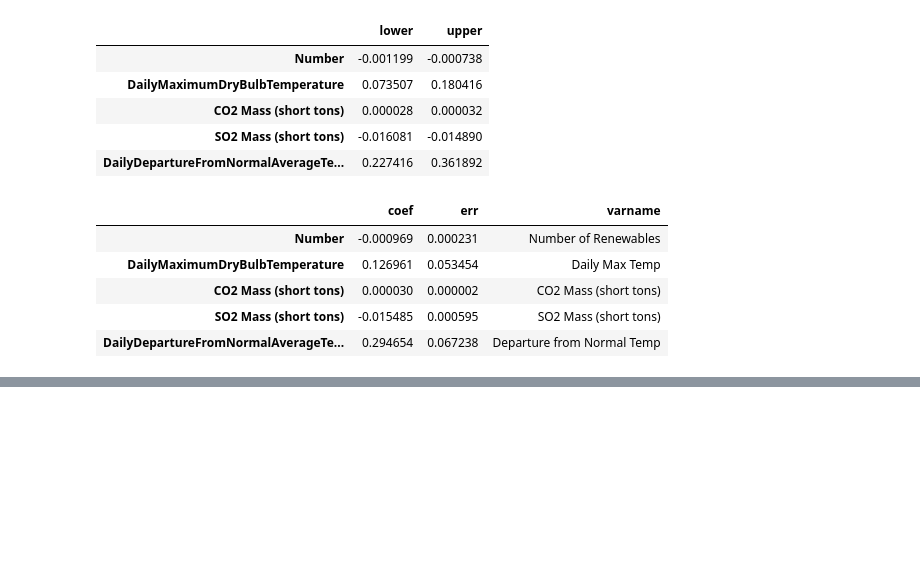
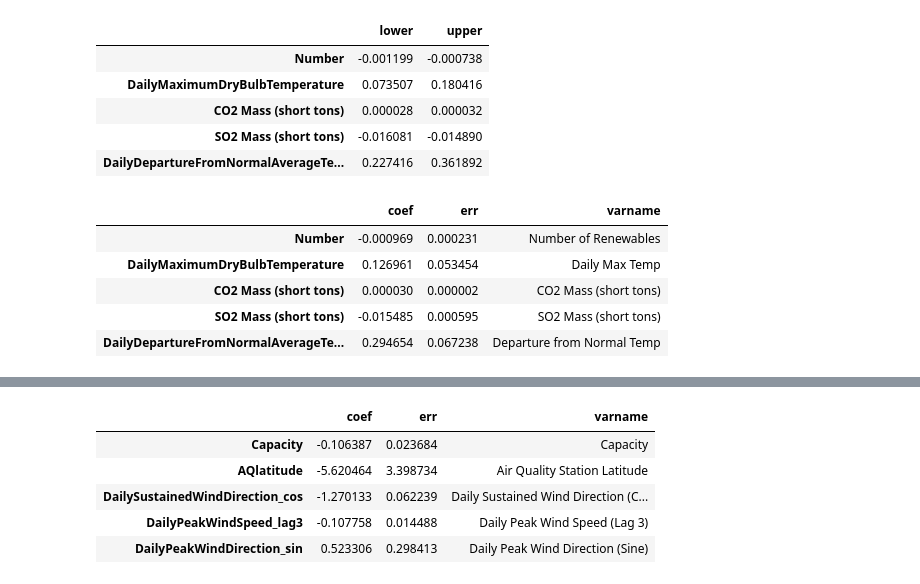
Before and after one commit to griffinberonio/AAE-724-Repo, a Jupyter notebook: Final_Model_Analysis.ipynb, the cells around one changed output, grey strips where cells are left out. Saved outputs shown, nothing was run; the diff lists cells and outputs as text; code cells hidden in the pictures; blank space fills up the shorter version.

```diff
--- a/Final_Model_Analysis.ipynb
+++ b/Final_Model_Analysis.ipynb
@@ -707,0 +821,29 @@ fs = 16
+# %%
+OLS_AQI_CAP
+includevars = ["Capacity", "AQlatitude", "DailySustainedWindDirection_cos",  "DailyPeakWindSpeed_lag3", "DailyPeakWindDirection_sin"]
+
+paramseries_aqi = OLS_AQI_CAP.params[includevars]
+conf_aqi = OLS_AQI_CAP.conf_int().loc[includevars]
+error_series_aqi = paramseries_aqi - conf_aqi['lower']
+
+coef_df = pd.DataFrame({'coef': paramseries_aqi,
+                        'err': error_series_aqi,
+                        'varname': paramseries_aqi.index
+                       })
+coef_df
+
+rename_dict = {
+               "AQlatitude": "Air Quality Station Latitude",
+               "DailySustainedWindDirection_cos": "Daily Sustained Wind Direction (Cosine)",
+               "DailyPeakWindSpeed_lag3": "Daily Peak Wind Speed (Lag 3)",
+               "DailyPeakWindDirection_sin": "Daily Peak Wind Direction (Sine)",
+               "DailyDepartureFromNormalAverageTemperature": "Departure from Normal Temp"}
+coef_df['varname'] = coef_df['varname'].map(rename_dict).fillna(coef_df['varname'])
+coef_df
+# %% [output]
+|  | coef | err | varname |
+| Capacity | -0.106387 | 0.023684 | Capacity |
+| AQlatitude | -5.620464 | 3.398734 | Air Quality Station Latitude |
+| DailySustainedWindDirection_cos | -1.270133 | 0.062239 | Daily Sustained Wind Direction (C... |
+| DailyPeakWindSpeed_lag3 | -0.107758 | 0.014488 | Daily Peak Wind Speed (Lag 3) |
+| DailyPeakWindDirection_sin | 0.523306 | 0.298413 | Daily Peak Wind Direction (Sine) |
```
Also changed, not shown: parts of 17 cells of this notebook, 2 other files.
